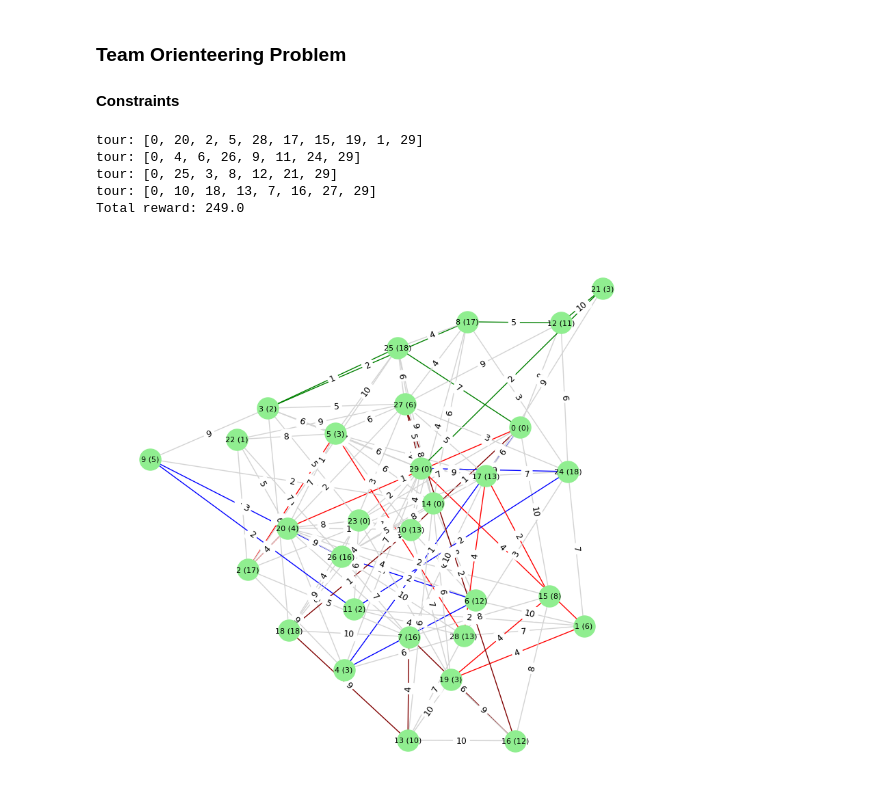
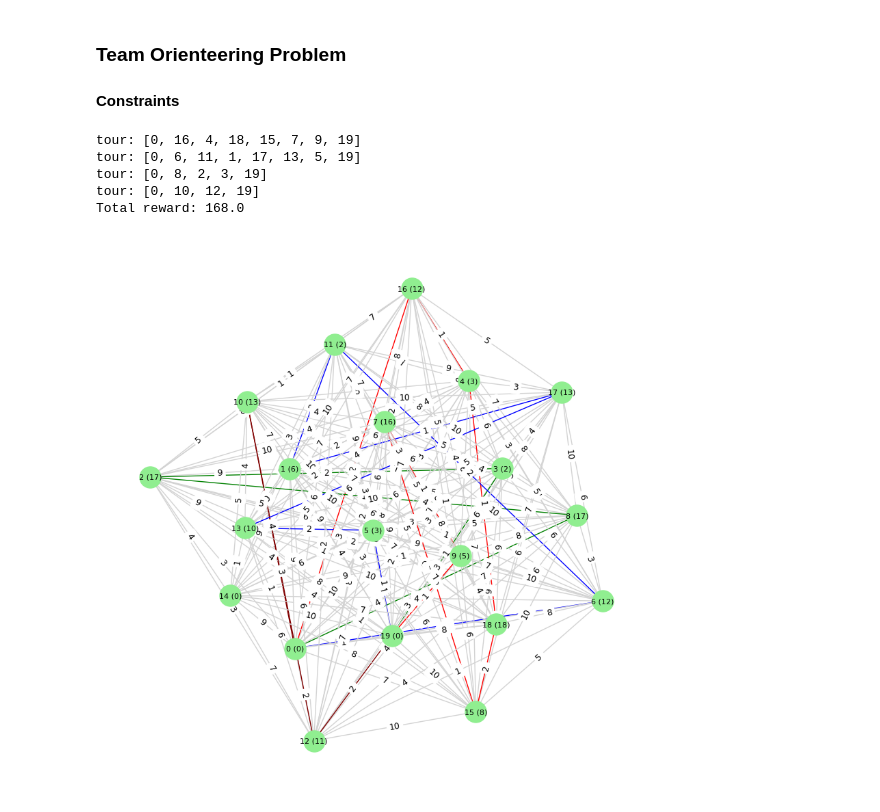
Before and after one commit to malintha/top, a Jupyter notebook: op.ipynb, the cells around one changed output. Cells and saved outputs as stored; diff of their text form; code cells hidden in the pictures.

Commit message:
add TOP with additive costs/rewards

```diff
--- a/op.ipynb
+++ b/op.ipynb
@@ -345,19 +397,26 @@ Total reward: 30.0
 
 #### Constraints
 # %%
+from gurobipy import Model, GRB, quicksum
+import random
+import networkx as nx
+import matplotlib.pyplot as plt
+import numpy as np
+
 # TOP implementation of "The orienteering problem: A survey, Vansteenwegen, 2011"
 seed = 12
-travel_budget = 30
+travel_budget = 10
 
 M = 4
 
 random.seed(seed)
 np.random.seed(seed)
 
-num_nodes = 30  # Number of nodes
-edge_prob = 0.3
+num_nodes = 20  # Number of nodes
+edge_prob = 1
 # Probability of edge creation
 weight_range = (1, 10)  # Weight range for edges
+# G = generate_random_connected_weighted_graph(num_nodes, edge_prob, weight_range)
 G = generate_random_weighted_graph(num_nodes, edge_prob, weight_range)
 prizes = 1*np.random.randint(20, size=(num_nodes,))
 prizes[0] = prizes[-1] = 0
@@ -433,36 +492,36 @@ for m in range(M):
     for i in N_Mid:
         for j in N_Mid:
             if (i,j) in E:
                 model.addConstr(u[i,m] - u[j,m] + 1 <= (len(N) - 1)*(1 - x[i, j, m]))
 
 model.optimize()
 # print(M)
 if model.status == GRB.OPTIMAL:
     solution = {}
     for m in range(M):
         solution_edges = [(i, j) for i, j in E.keys() if x[i, j, m].x > 0.5]
         solution[m] = solution_edges
         tour =  reconstruct_tour(solution_edges, N)
         print("tour:", tour)
 
     # print("tour:", tour, " tour length: ", len(tour)-1)
     print("Total reward:", model.objVal)
     edge_colors = ['lightgray' for i in range(len(E.keys()))]
     colors = ['red', 'blue','green', 'maroon']
     e_i = 0
     for e in E.keys():
         for m in range(M):
             if e in solution[m] or (e[1], e[0]) in solution[m]:
                 edge_colors[e_i] = colors[m]
         e_i += 1
 
     vis_graph(E, edge_colors)
 else:
     print("No optimal solution found.")
 # %% [output]
-tour: [0, 20, 2, 5, 28, 17, 15, 19, 1, 29]
-tour: [0, 4, 6, 26, 9, 11, 24, 29]
-tour: [0, 25, 3, 8, 12, 21, 29]
-tour: [0, 10, 18, 13, 7, 16, 27, 29]
-Total reward: 249.0
+tour: [0, 16, 4, 18, 15, 7, 9, 19]
+tour: [0, 6, 11, 1, 17, 13, 5, 19]
+tour: [0, 8, 2, 3, 19]
+tour: [0, 10, 12, 19]
+Total reward: 168.0
-[figure, old version]
+[figure, new version]
```
Also changed, not shown: parts of 5 cells of this notebook.
